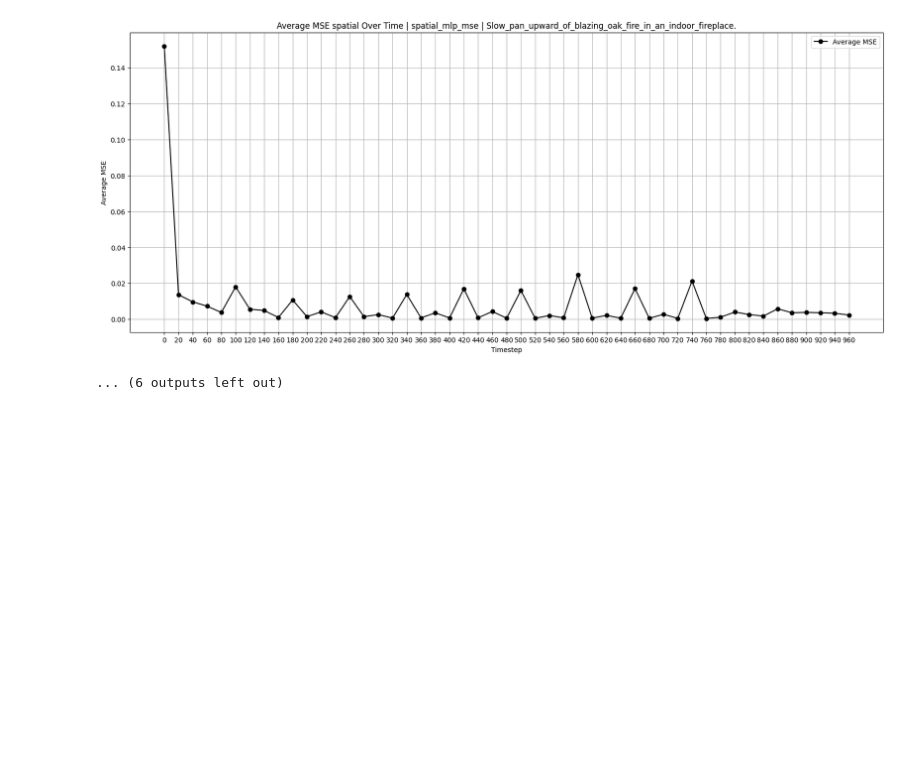
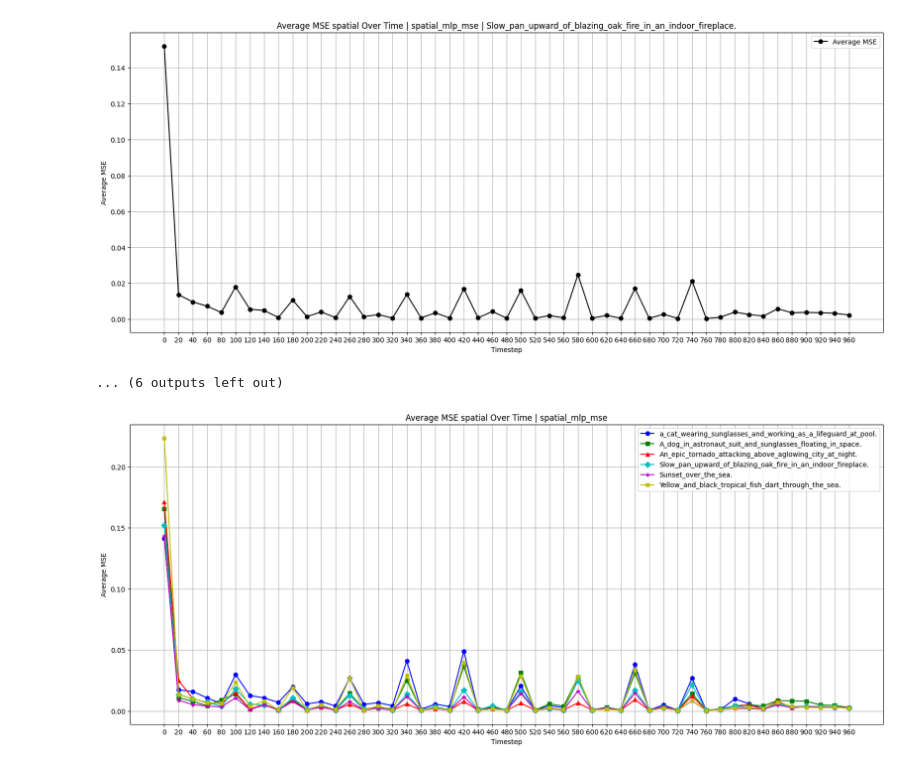
Before and after one commit to NUS-HPC-AI-Lab/VideoSys, a Jupyter notebook: visual_latte.ipynb, the cells around one changed output. Drawn from its saved outputs; the diff is of its cells as text; code cells hidden in the pictures; blank space fills up the shorter version.

```diff
--- a/visual_latte.ipynb
+++ b/visual_latte.ipynb
@@ -455,32 +455,41 @@ mse_dirs = ['samples/latte/skip_mse/a_cat_wearing_sunglasses_and_working_as_a_li
             'samples/latte/skip_mse/A_dog_in_astronaut_suit_and_sunglasses_floating_in_space._0000_spatial_mlp_mse.pt',
             'samples/latte/skip_mse/An_epic_tornado_attacking_above_aglowing_city_at_night._0000_spatial_mlp_mse.pt',
             'samples/latte/skip_mse/Slow_pan_upward_of_blazing_oak_fire_in_an_indoor_fireplace._0000_spatial_mlp_mse.pt',
             'samples/latte/skip_mse/Sunset_over_the_sea._0000_spatial_mlp_mse.pt',
             'samples/latte/skip_mse/Yellow_and_black_tropical_fish_dart_through_the_sea._0000_spatial_mlp_mse.pt']
 
 def visual(dirs):
     plt.figure(figsize=(20, 8))
 
-    for dir in dirs:
+    # Define a list of colors and markers
+    colors = ['b', 'g', 'r', 'c', 'm', 'y']
+    markers = ['o', 's', '^', 'D', '*', 'X']
+
+    for idx, dir in enumerate(dirs):
         spatial_mlp_mse = torch.load(dir)
         prompt = dir.split('/')[-1].split('_0000')[0]
 
+        # Organize data by block and timestep
         timesteps = sorted(spatial_mlp_mse.keys())
 
+        # Calculate and plot average MSE over time
         average_mse = []
         for timestep in timesteps:
             mse_values = [mse for _, mse in spatial_mlp_mse[timestep]]
             average_mse.append(np.mean(mse_values))
 
-        plt.plot(timesteps, average_mse, label=f'{prompt}', marker='o')
+        # Use different color and marker for each prompt
+        plt.plot(timesteps, average_mse, label=f'{prompt}', color=colors[idx % len(colors)], marker=markers[idx % len(markers)])
 
     plt.xticks(timesteps)
     plt.xlabel('Timestep')
     plt.ylabel('Average MSE')
     plt.title('Average MSE spatial Over Time | spatial_mlp_mse')
     plt.legend()
     plt.grid(True)
     plt.show()
 
 # Call the visual function with the list of directories
 visual(mse_dirs)
+# %% [output]
+[figure, added]
```
Also changed, not shown: 15 other files.
